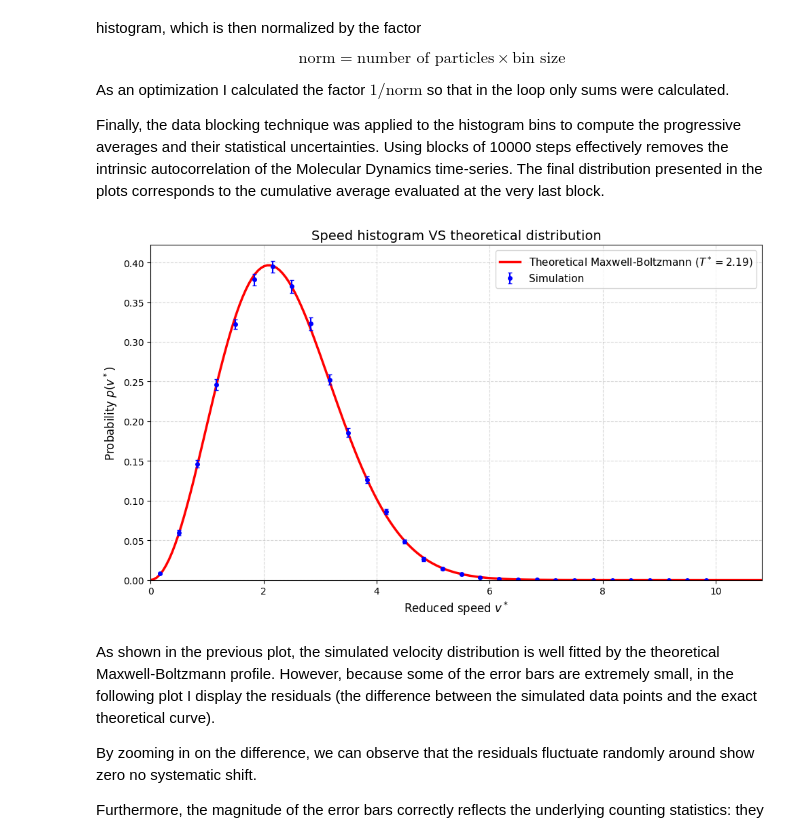
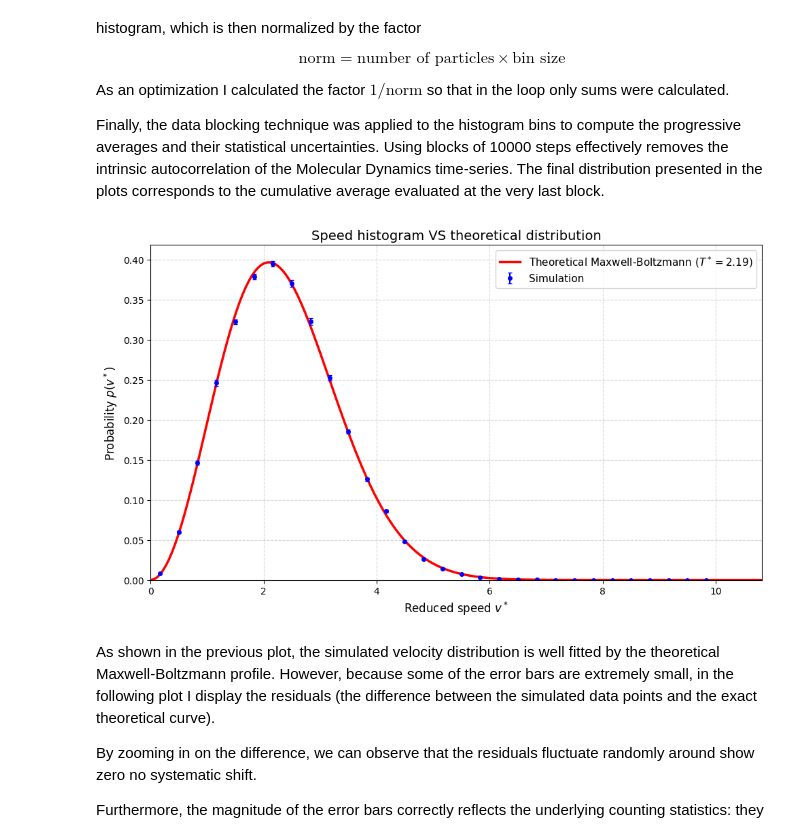
Before and after one commit to giuliagogna/NumericalSimulationLaboratory, a Jupyter notebook: Lab04/analysis4.ipynb, the cells around one changed output. Saved outputs shown, nothing was run; the diff lists cells and outputs as text; code cells hidden in the pictures.

```diff
--- a/Lab04/analysis4.ipynb
+++ b/Lab04/analysis4.ipynb
@@ -100,8 +100,7 @@ Expressing quantities in reduced units serves two main purposes:
 # PATHS
 # ==========================================
 
-# path = "NSL_SIMULATOR/OUTPUT/EX4.1/"
-path = "NSL_SIMULATOR/OUTPUT/"
+path = "NSL_SIMULATOR/OUTPUT/EX4.1/"
 
 # After running the simulation for each part of the exercise, the files relative to that part were stored in a directory with the name of the exercise: this was done by hand not coded
 # %% [markdown]
@@ -199,35 +198,35 @@ v_max = np.max(v_sim) * 1.1
 v_theo = np.linspace(0, v_max, 200)
 p_v_theo = maxwell_boltzmann(v_theo, T_final)
 
 # ==========================================
 # Plot
 # ==========================================
 plt.figure(figsize=(10, 6))
 
 # Plot theoretical curve
 plt.plot(v_theo, p_v_theo,
          color='red', linestyle='-', linewidth=2.5,
          label=f'Theoretical Maxwell-Boltzmann ($T^* = {T_final:.2f}$)')
 
 # Plot simulation data with errorbar
-plt.errorbar(v_sim, p_v_sim, yerr=2*error_sim,
+plt.errorbar(v_sim, p_v_sim, yerr=error_sim,
              fmt='o', capsize=2.5, markersize=4, color='blue',
              label=f'Simulation')
 
 
 plt.title('Speed histogram VS theoretical distribution', fontsize=14)
 plt.xlabel('Reduced speed $v^*$', fontsize=12)
 plt.ylabel('Probability $p(v^*)$', fontsize=12)
 plt.grid(True, linestyle='--', alpha=0.5)
 plt.legend(fontsize=11)
 
 plt.xlim(0, v_max)
 plt.ylim(bottom=0)
 
 plt.tight_layout()
 plt.show()
 # %% [output]
-[figure, old version]
+[figure, new version]
 # %% [markdown]
 As shown in the previous plot, the simulated velocity distribution is well fitted by the theoretical Maxwell-Boltzmann profile. However, because some of the error bars are extremely small, in the following plot I display the residuals (the difference between the simulated data points and the exact theoretical curve).
 
```
Also changed, not shown: parts of 3 cells of this notebook.
